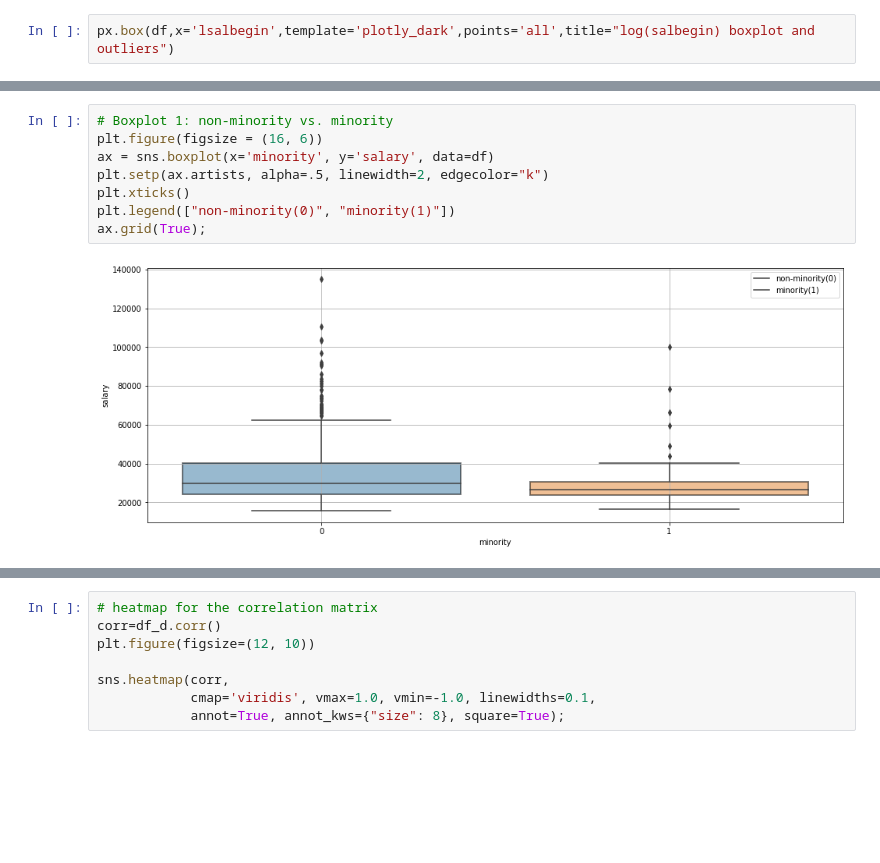
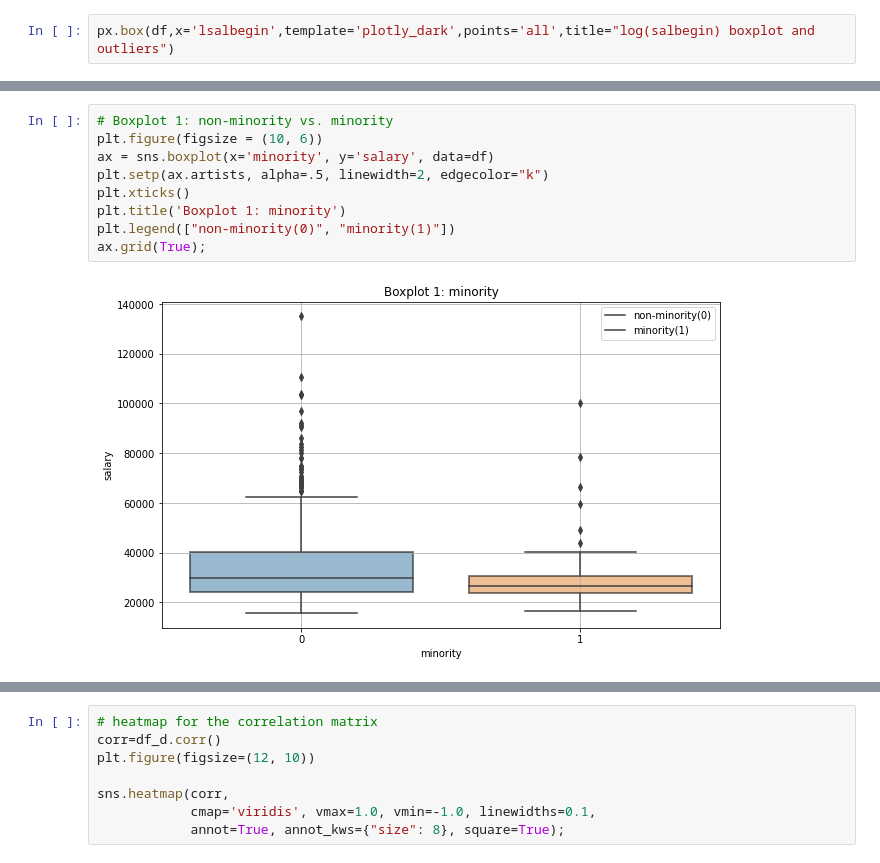
Before and after one commit to Bombastos/ds-projekt1-bank, a Jupyter notebook: bankwages_pr.ipynb, the cells around one changed output, grey strips where cells are left out. Saved outputs shown, nothing was run; the diff lists cells and outputs as text; blank space fills up the shorter version.

```diff
--- a/bankwages_pr.ipynb
+++ b/bankwages_pr.ipynb
@@ -119,12 +138,13 @@ px.box(df,x='lsalbegin',template='plotly_dark',points='all',title="log(salbegin)
 # %%
 # Boxplot 1: non-minority vs. minority
-plt.figure(figsize = (16, 6))
+plt.figure(figsize = (10, 6))
 ax = sns.boxplot(x='minority', y='salary', data=df)
 plt.setp(ax.artists, alpha=.5, linewidth=2, edgecolor="k")
 plt.xticks()
+plt.title('Boxplot 1: minority')
 plt.legend(["non-minority(0)", "minority(1)"])
 ax.grid(True);
 # %% [output]
-[figure, old version]
+[figure, new version]
 # %%
 # Boxplot 2: females(=0) vs. and males(=1)
```
Also changed, not shown: parts of 30 cells of this notebook.
